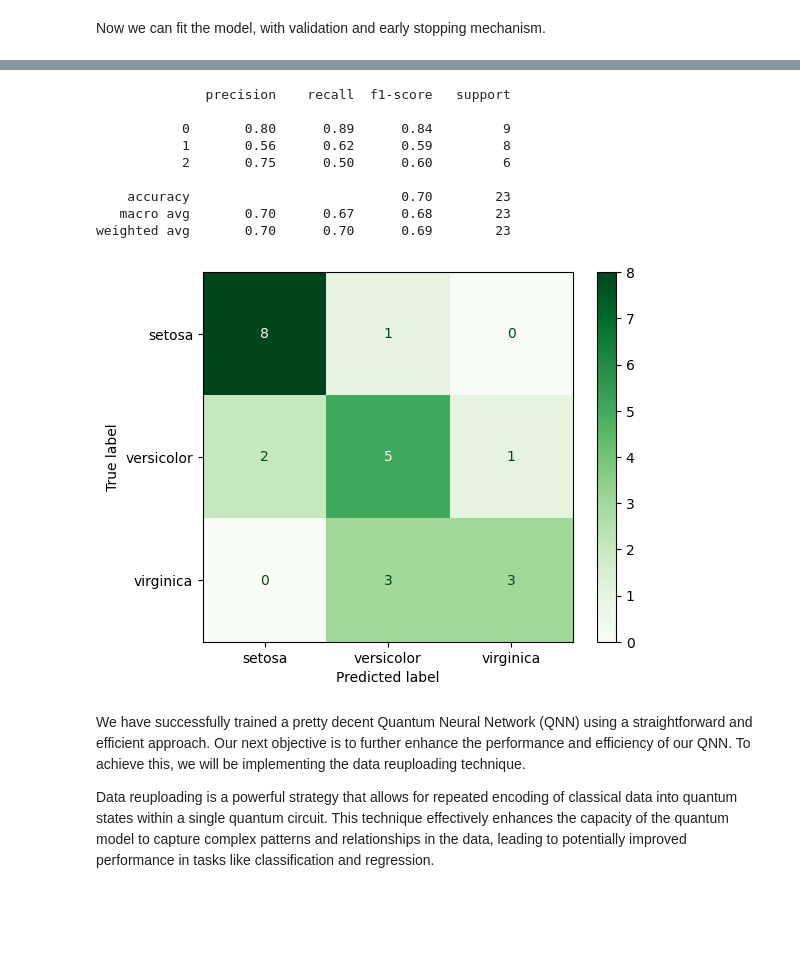
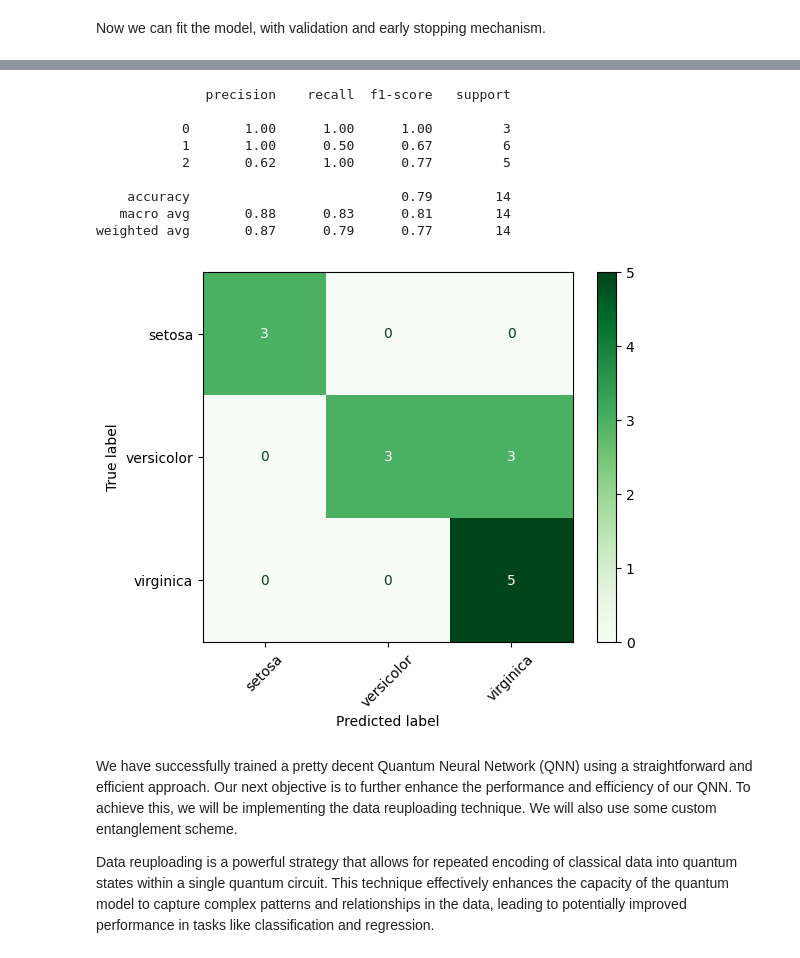
Before and after one commit to m2papierz/FastQML, a Jupyter notebook: demo/quantum_neural_network_demo.ipynb, the cells around one changed output, grey strips where cells are left out. Cells and saved outputs as stored; diff of their text form; code cells hidden in the pictures; blank space fills up the shorter version.

Commit message:
Adjust QNN demo to latest FastQML enhancements

```diff
--- a/demo/quantum_neural_network_demo.ipynb
+++ b/demo/quantum_neural_network_demo.ipynb
@@ -26,15 +35,15 @@ data = load_iris()
 X, y = data.data, data.target
 
 # Normalize the data
-scaler = MinMaxScaler()
+scaler = MinMaxScaler(feature_range=(-1, 1))
 X_normalized = scaler.fit_transform(X)
 
 # Split the dataset into training and testing sets
 X_train, X_test, y_train, y_test = train_test_split(
-    X_normalized, y, test_size=0.3, shuffle=True, random_state=32)
+    X_normalized, y, test_size=TEST_SIZE, shuffle=True, random_state=RANDOM_SEED)
 
 X_val, X_test, y_val, y_test = train_test_split(
-    X_test, y_test, test_size=0.5, shuffle=True, random_state=32)
+    X_test, y_test, test_size=TEST_SIZE, shuffle=True, random_state=RANDOM_SEED)
 
 print(X_train.shape, X_test.shape, X_val.shape)
 # %% [output]
@@ -47,17 +56,14 @@ The setup for the Quantum Neural Network includes:
 
 For the purpose of the demonstration AngleEmbedding feature map will be used with EfficientSU2 variational form.
 # %%
-# Number of qubits corresponding to the number of features in the dataset
-n_qubits = 4
-
 # AngleEmbedding encodes the number of features equal to number of qubits
 feature_map = AngleEmbedding(
-    n_qubits=n_qubits
+    n_qubits=QUBITS_N
 )
 
 # EfficientSU2 ansatz
 ansatz = EfficientSU2(
-    n_qubits=n_qubits,
+    n_qubits=QUBITS_N,
     entanglement='full',
     skip_last_rotations=False,
     reps=1
@@ -67,11 +73,13 @@ Having all components let's create a QNNClassifier and draw it's circuit.
 # %%
 # Create QNNClassifier model with defined ansatz and feature map
 model = QNNClassifier(
-    n_qubits=n_qubits,
+    n_qubits=QUBITS_N,
     feature_map=feature_map,
     ansatz=ansatz,
+    loss_fn=optax.softmax_cross_entropy_with_integer_labels,
+    optimizer=optax.adam,
     data_reuploading=False,
-    layers_num=2,
+    layers_num=3,
     classes_num=3
 )
 
@@ -91,13 +104,16 @@ M0 =
 # %% [markdown]
 Now we can fit the model, with validation and early stopping mechanism.
 # %%
+early_stopping = EarlyStopping(patience=25)
+
 model.fit(
-    x_train=X_train,
-    y_train=y_train,
-    x_val=X_val,
-    y_val=y_val,
-    num_epochs=500,
-    learning_rate=0.03,
-    early_stopping=EarlyStopping(patience=25)
+    train_data=X_train,
+    train_targets=y_train,
+    val_data=X_val,
+    val_targets=y_val,
+    num_epochs=EPOCHS_NUM,
+    learning_rate=LEARNING_RATE,
+    batch_size=len(y_train),
+    early_stopping=early_stopping
 )
 # %% [output]
@@ -121,28 +137,28 @@ Stopping early at epoch 389.
 # %%
 # Make predictions
 y_pred = model.predict(X_test)
 
 # Evaluate the classifier
 print(classification_report(y_test, y_pred))
 
 # Display confusion matrix
 cm = confusion_matrix(y_test, y_pred, labels=[0, 1, 2])
 disp = ConfusionMatrixDisplay(confusion_matrix=cm, display_labels=['setosa', 'versicolor', 'virginica'])
-disp.plot(cmap='Greens')
+disp.plot(cmap='Greens', xticks_rotation=45)
 plt.show()
 # %% [output]
               precision    recall  f1-score   support
 
-           0       0.80      0.89      0.84         9
-           1       0.56      0.62      0.59         8
-           2       0.75      0.50      0.60         6
+           0       1.00      1.00      1.00         3
+           1       1.00      0.50      0.67         6
+           2       0.62      1.00      0.77         5
 
-    accuracy                           0.70        23
-   macro avg       0.70      0.67      0.68        23
-weighted avg       0.70      0.70      0.69        23
+    accuracy                           0.79        14
+   macro avg       0.88      0.83      0.81        14
+weighted avg       0.87      0.79      0.77        14
-[figure, old version]
+[figure, new version]
 # %% [markdown]
-We have successfully trained a pretty decent Quantum Neural Network (QNN) using a straightforward and efficient approach. Our next objective is to further enhance the performance and efficiency of our QNN. To achieve this, we will be implementing the data reuploading technique.
+We have successfully trained a pretty decent Quantum Neural Network (QNN) using a straightforward and efficient approach. Our next objective is to further enhance the performance and efficiency of our QNN. To achieve this, we will be implementing the data reuploading technique. We will also use some custom entanglement scheme.
 
 Data reuploading is a powerful strategy that allows for repeated encoding of classical data into quantum states within a single quantum circuit. This technique effectively enhances the capacity of the quantum model to capture complex patterns and relationships in the data, leading to potentially improved performance in tasks like classification and regression.
 # %%
```
Also changed, not shown: parts of 10 cells of this notebook, 1 other file.
